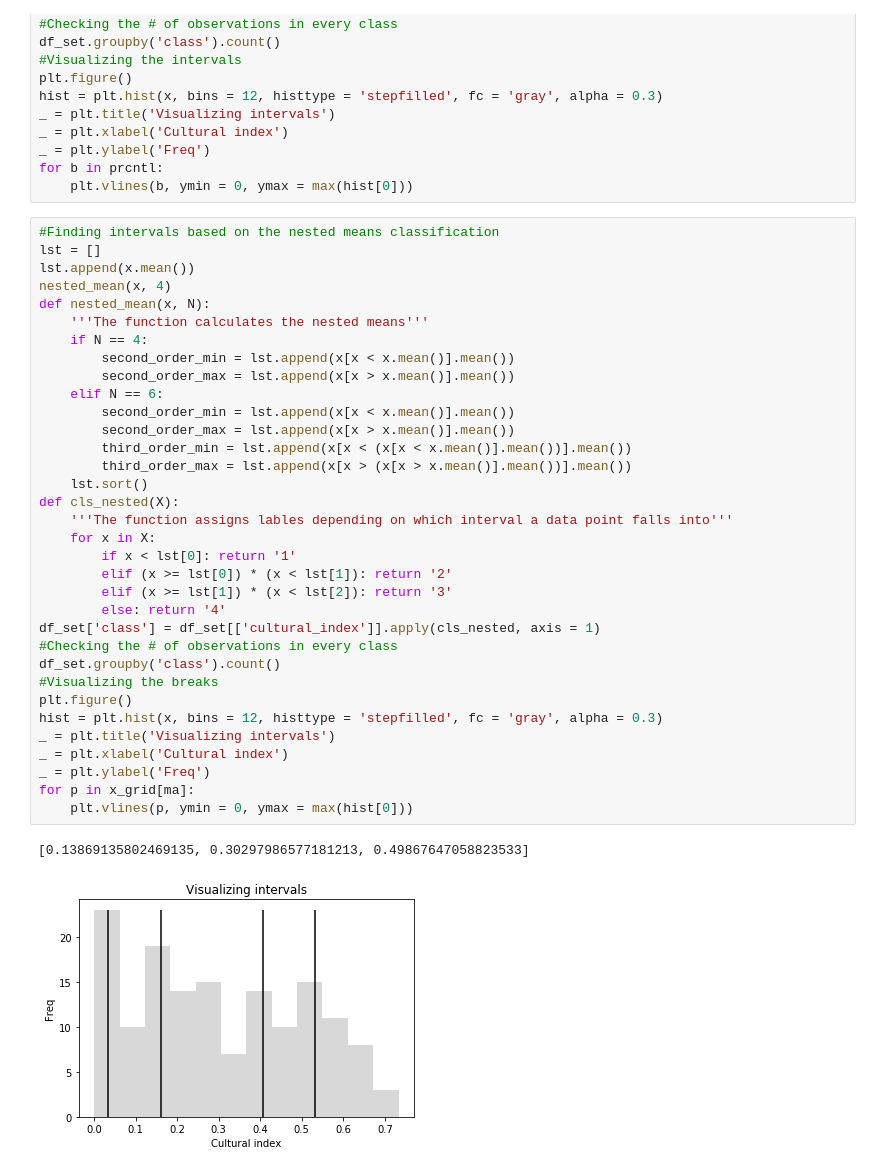
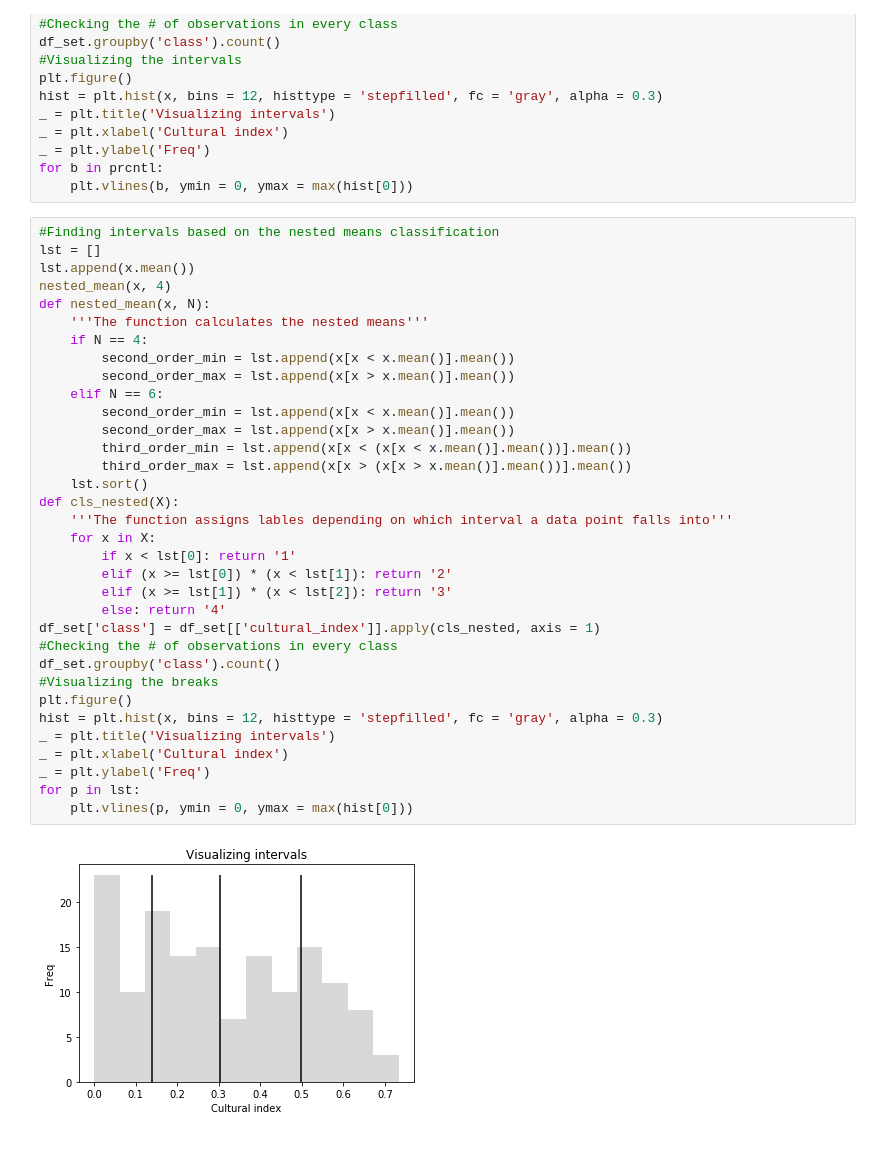
Before and after one commit to eponkratova/color-map-techniques, a Jupyter notebook: clustering.ipynb, the cells around one changed output. Drawn from its saved outputs; the diff is of its cells as text.

Commit message:
Changed the graph representing the classes for the nested mean

```diff
--- a/clustering.ipynb
+++ b/clustering.ipynb
@@ -221,33 +221,32 @@ lst.append(x.mean())
 nested_mean(x, 4)
 def nested_mean(x, N):
     '''The function calculates the nested means'''
     if N == 4:
         second_order_min = lst.append(x[x < x.mean()].mean())
         second_order_max = lst.append(x[x > x.mean()].mean())
     elif N == 6:
         second_order_min = lst.append(x[x < x.mean()].mean())
         second_order_max = lst.append(x[x > x.mean()].mean())
         third_order_min = lst.append(x[x < (x[x < x.mean()].mean())].mean())
         third_order_max = lst.append(x[x > (x[x > x.mean()].mean())].mean())
     lst.sort()
 def cls_nested(X):
     '''The function assigns lables depending on which interval a data point falls into'''
     for x in X:
         if x < lst[0]: return '1'
         elif (x >= lst[0]) * (x < lst[1]): return '2'
         elif (x >= lst[1]) * (x < lst[2]): return '3'
         else: return '4'
 df_set['class'] = df_set[['cultural_index']].apply(cls_nested, axis = 1)
 #Checking the # of observations in every class
 df_set.groupby('class').count()
 #Visualizing the breaks
 plt.figure()
 hist = plt.hist(x, bins = 12, histtype = 'stepfilled', fc = 'gray', alpha = 0.3)
 _ = plt.title('Visualizing intervals')
 _ = plt.xlabel('Cultural index')
 _ = plt.ylabel('Freq')
-for p in x_grid[ma]:
+for p in lst:
     plt.vlines(p, ymin = 0, ymax = max(hist[0]))
 # %% [output]
-[0.13869135802469135, 0.30297986577181213, 0.49867647058823533]
-[figure, old version]
+[figure, new version]
```
